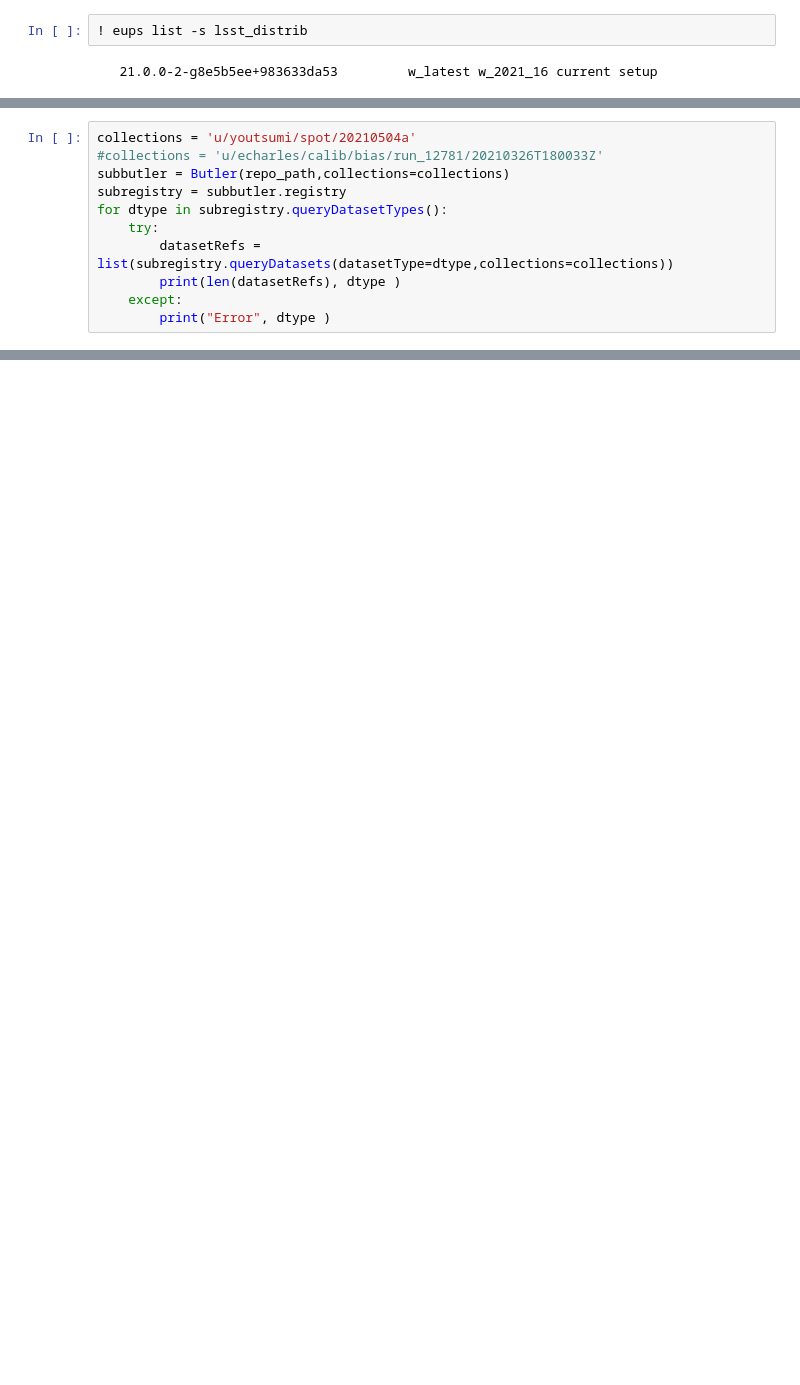
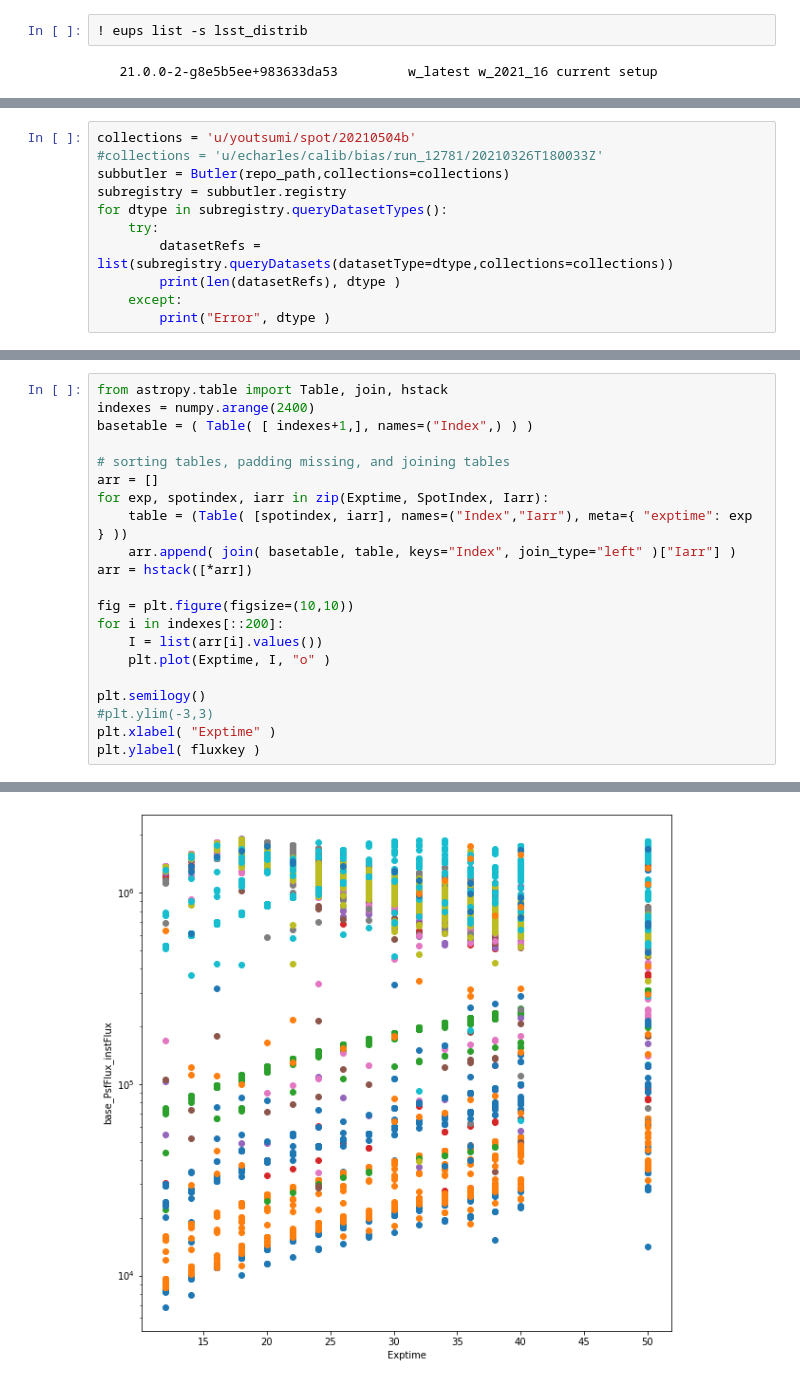
Before and after one commit to youtsumi/ButlerGen3Work, a Jupyter notebook: MixcoatlUnderGen3.ipynb, the cells around one changed output, grey strips where cells are left out. Saved outputs shown, nothing was run; the diff lists cells and outputs as text; blank space fills up the shorter version.

```diff
--- a/MixcoatlUnderGen3.ipynb
+++ b/MixcoatlUnderGen3.ipynb
@@ -53,5 +56,5 @@ u/youtsumi/spot/20210504a/20210504T205827Z
 # %%
-collections = 'u/youtsumi/spot/20210504a'
+collections = 'u/youtsumi/spot/20210504b'
 #collections = 'u/echarles/calib/bias/run_12781/20210326T180033Z'
 subbutler = Butler(repo_path,collections=collections)
 subregistry = subbutler.registry
@@ -94,0 +134,22 @@ for atyp in ["gridSpotSrc"]:
+# %%
+from astropy.table import Table, join, hstack
+indexes = numpy.arange(2400)
+basetable = ( Table( [ indexes+1,], names=("Index",) ) )
+
+# sorting tables, padding missing, and joining tables
+arr = []
+for exp, spotindex, iarr in zip(Exptime, SpotIndex, Iarr):
+    table = (Table( [spotindex, iarr], names=("Index","Iarr"), meta={ "exptime": exp } ))
+    arr.append( join( basetable, table, keys="Index", join_type="left" )["Iarr"] )
+arr = hstack([*arr])
+
+fig = plt.figure(figsize=(10,10))
+for i in indexes[::200]:
+    I = list(arr[i].values())
+    plt.plot(Exptime, I, "o" )
+
+plt.semilogy()
+#plt.ylim(-3,3)
+plt.xlabel( "Exptime" )
+plt.ylabel( fluxkey )
+# %% [output]
@@ -94,0 +157 @@ for atyp in ["gridSpotSrc"]:
+[figure, added]
```
Also changed, not shown: parts of 5 cells of this notebook.
